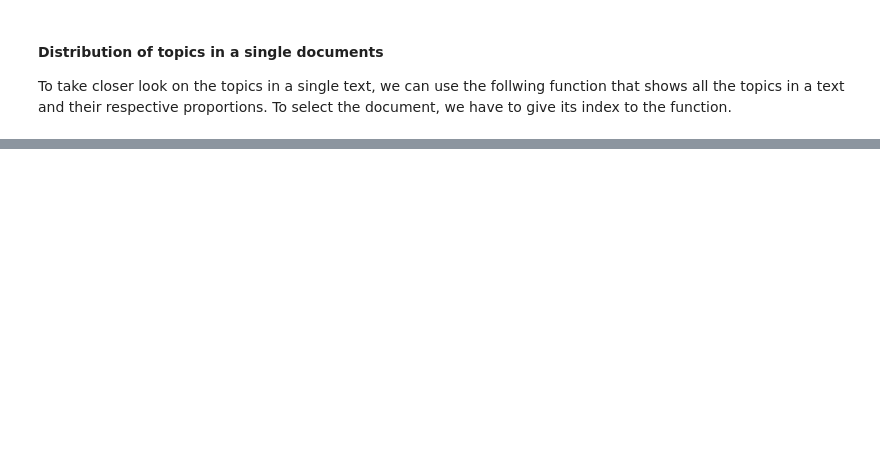
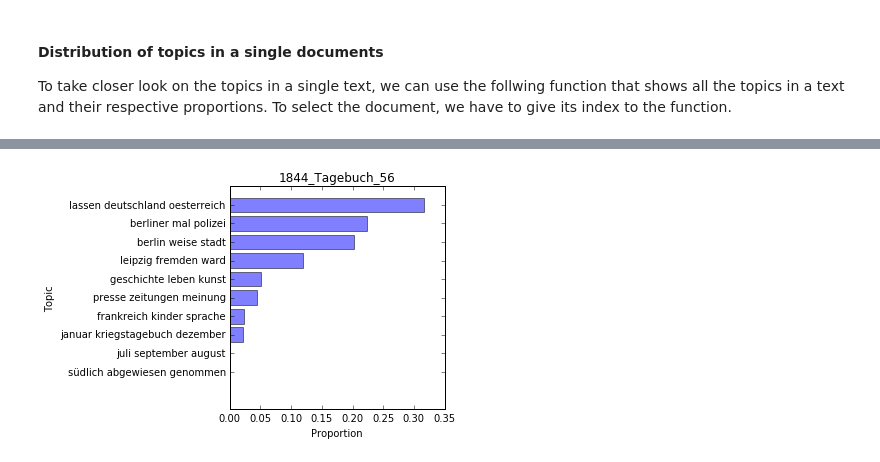
Before and after one commit to pielstroem/Topics, a Jupyter notebook: IntroducingLda.ipynb, the cells around one changed output, grey strips where cells are left out. Drawn from its saved outputs; the diff is of its cells as text; code cells hidden in the pictures; blank space fills up the shorter version.

```diff
--- a/IntroducingLda.ipynb
+++ b/IntroducingLda.ipynb
@@ -282,5 +284,5 @@ Wall time: 53.9 s
 
 The generated model object can now be translated into a human-readable document-topic matrix (that is a actually a pandas DataFrame) that constitutes our principle exchange format for topic modeling results.
 # %%
-#topics = postprocessing.show_topics(document_term_matrix, model)
-#topics
+topics = postprocessing.show_topics(model=model, vocabulary=vocabulary)
+topics
@@ -289,5 +303,5 @@ The generated model object can now be translated into a human-readable document-
 # %% [markdown]
 The following matrix contains the probability per topic for each document, which we need for the visualization.
 # %%
-#document_topics = postprocessing.show_document_topics(model, topics, metadata['title'])
-#document_topics
+document_topics = postprocessing.show_document_topics(model=model, topics=topics, document_labels=metadata['title'])
+document_topics
@@ -308,0 +340,3 @@ To take closer look on the topics in a single text, we can use the follwing func
+# %%
+visualization.plot_doc_topics(document_topics, 0)
+# %% [output]
@@ -308,0 +344 @@ To take closer look on the topics in a single text, we can use the follwing func
+[figure, added]
```
Also changed, not shown: parts of 7 cells of this notebook.
